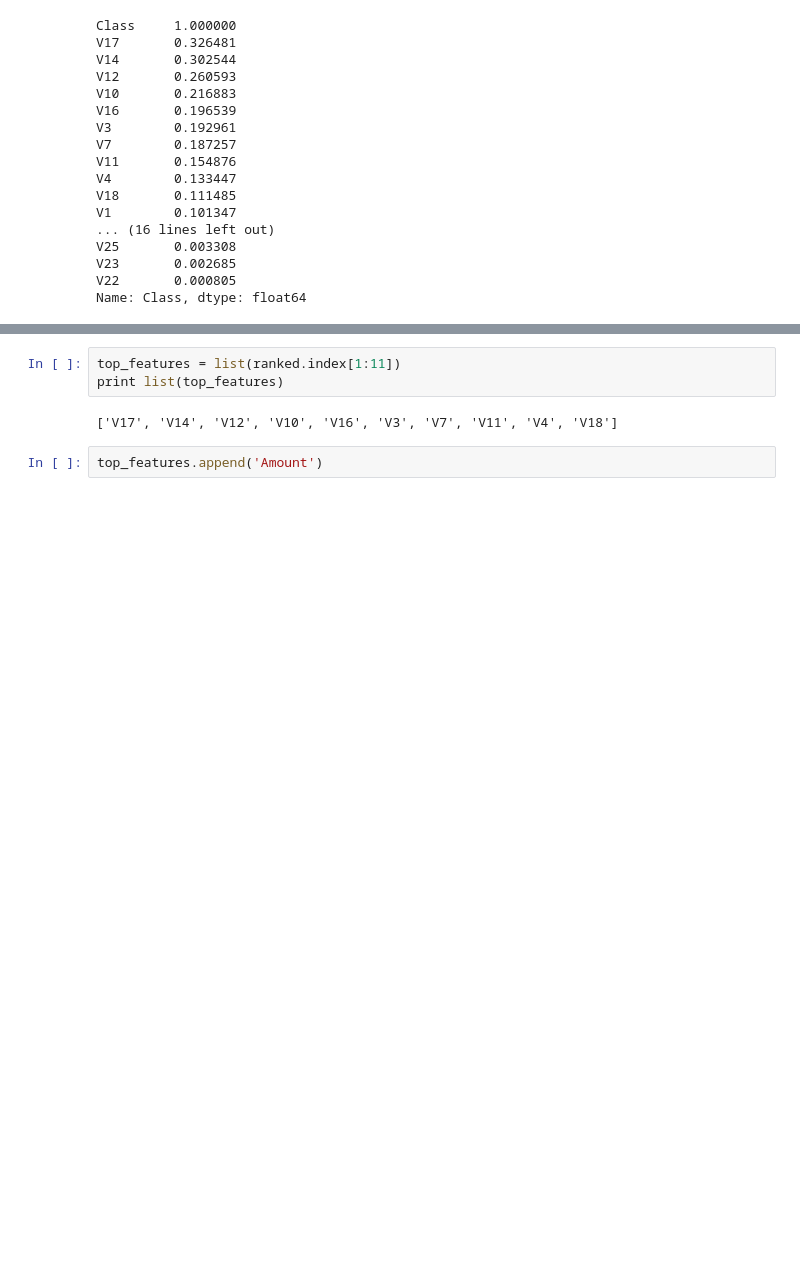
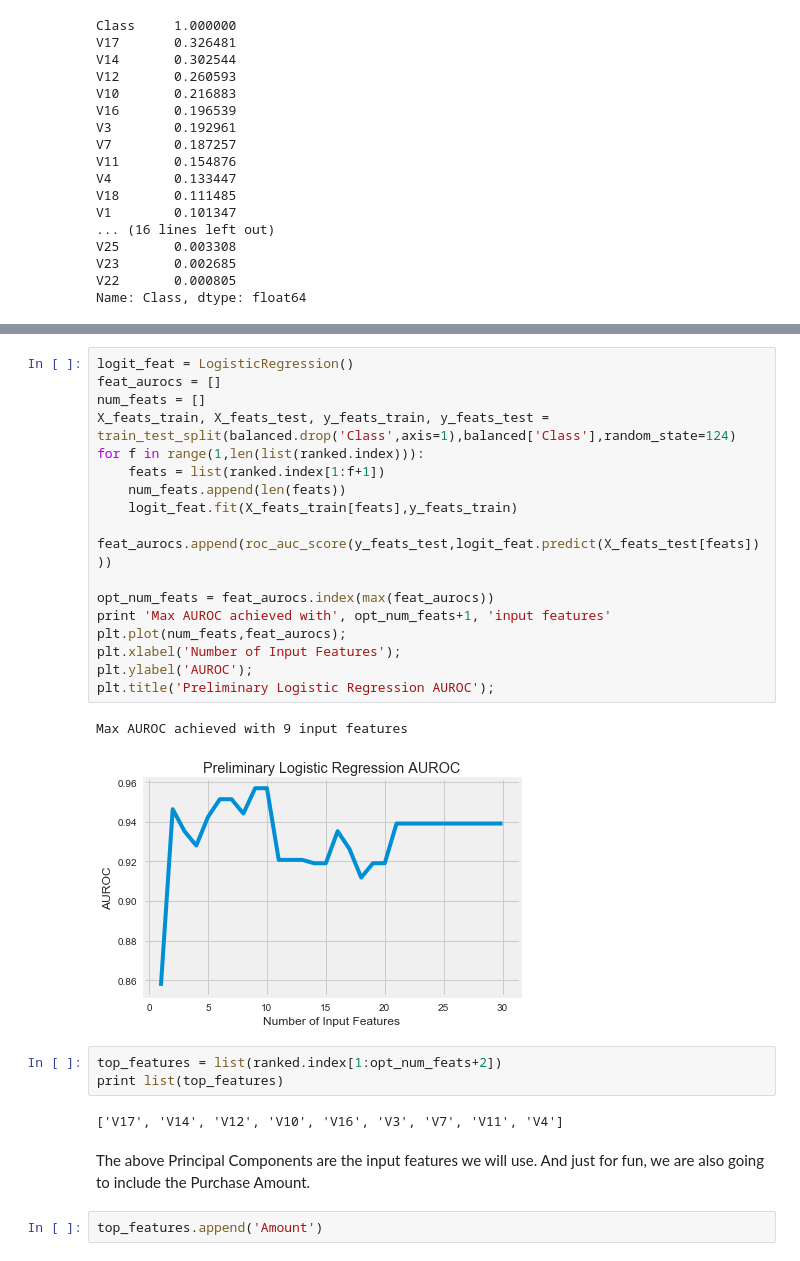
Before and after one commit to clbaechtold/ds5k_homework, a Jupyter notebook: final_project/credit_card_fraud.ipynb, the cells around one changed output, grey strips where cells are left out. Drawn from its saved outputs; the diff is of its cells as text; blank space fills up the shorter version.

```diff
--- a/final_project/credit_card_fraud.ipynb
+++ b/final_project/credit_card_fraud.ipynb
@@ -110,7 +152,29 @@ We grab the ten most highly-correlated features with our class labels, as well a
+# %%
+logit_feat = LogisticRegression()
+feat_aurocs = []
+num_feats = []
+X_feats_train, X_feats_test, y_feats_train, y_feats_test = train_test_split(balanced.drop('Class',axis=1),balanced['Class'],random_state=124)
+for f in range(1,len(list(ranked.index))):
+    feats = list(ranked.index[1:f+1])
+    num_feats.append(len(feats))
+    logit_feat.fit(X_feats_train[feats],y_feats_train)
+    feat_aurocs.append(roc_auc_score(y_feats_test,logit_feat.predict(X_feats_test[feats])))
+
+opt_num_feats = feat_aurocs.index(max(feat_aurocs))
+print 'Max AUROC achieved with', opt_num_feats+1, 'input features'
+plt.plot(num_feats,feat_aurocs);
+plt.xlabel('Number of Input Features');
+plt.ylabel('AUROC');
+plt.title('Preliminary Logistic Regression AUROC');
+# %% [output]
+Max AUROC achieved with 9 input features
+[figure, added]
 # %%
-top_features = list(ranked.index[1:11])
+top_features = list(ranked.index[1:opt_num_feats+2])
 print list(top_features)
 # %% [output]
-['V17', 'V14', 'V12', 'V10', 'V16', 'V3', 'V7', 'V11', 'V4', 'V18']
+['V17', 'V14', 'V12', 'V10', 'V16', 'V3', 'V7', 'V11', 'V4']
+# %% [markdown]
+The above Principal Components are the input features we will use.  And just for fun, we are also going to include the Purchase Amount.
 # %%
 top_features.append('Amount')
```
Also changed, not shown: parts of 33 cells of this notebook.
